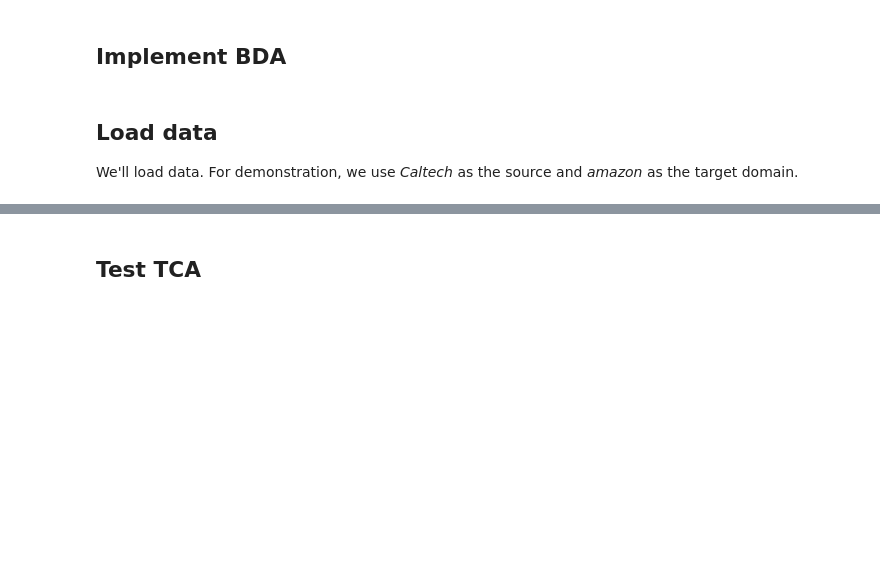
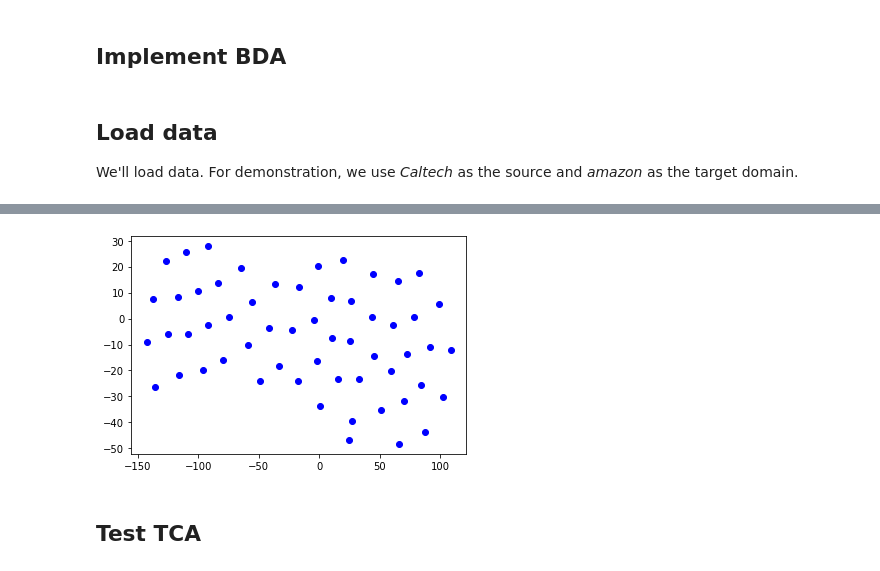
Before and after one commit to Zhou-Zihan/interact-transfer, a Jupyter notebook: 新建文件夹/Traditional_transfer_learning.ipynb, the cells around one changed output, grey strips where cells are left out. Drawn from its saved outputs; the diff is of its cells as text; code cells hidden in the pictures; blank space fills up the shorter version.

```diff
--- a/新建文件夹/Traditional_transfer_learning.ipynb
+++ b/新建文件夹/Traditional_transfer_learning.ipynb
@@ -214,3 +216,13 @@ We'll load data. For demonstration, we use *Caltech* as the source and *amazon*
 src, tar = 'caltech_surf_10.mat', 'amazon_surf_10.mat'
 src_domain, tar_domain = scipy.io.loadmat(src), scipy.io.loadmat(tar)
 Xs, Ys, Xt, Yt = src_domain['feas'], src_domain['label'], tar_domain['feas'], tar_domain['label']
+# %%
+from sklearn.decomposition import PCA
+from sklearn.manifold import TSNE
+pca = PCA(n_components=2)
+tsne = TSNE(n_components=2)
+# Xs_new = pca.fit_transform(Xs)
+Xs_new = tsne.fit_transform(Xs)
+# Xs_new
+Xt_new = tsne.fit_transform(Xt)
+Xt_new
@@ -217,3 +247,9 @@ Xs, Ys, Xt, Yt = src_domain['feas'], src_domain['label'], tar_domain['feas'], ta
+# %%
+import matplotlib.pyplot as plt
+plt.scatter(Xs_new[:,0], Xs_new[:,1],c='b')
+plt.show()
+# %% [output]
+[figure, added]
 # %% [markdown]
 ## Test TCA
 # %%
```
Also changed, not shown: parts of 13 cells of this notebook, 42 other files.
